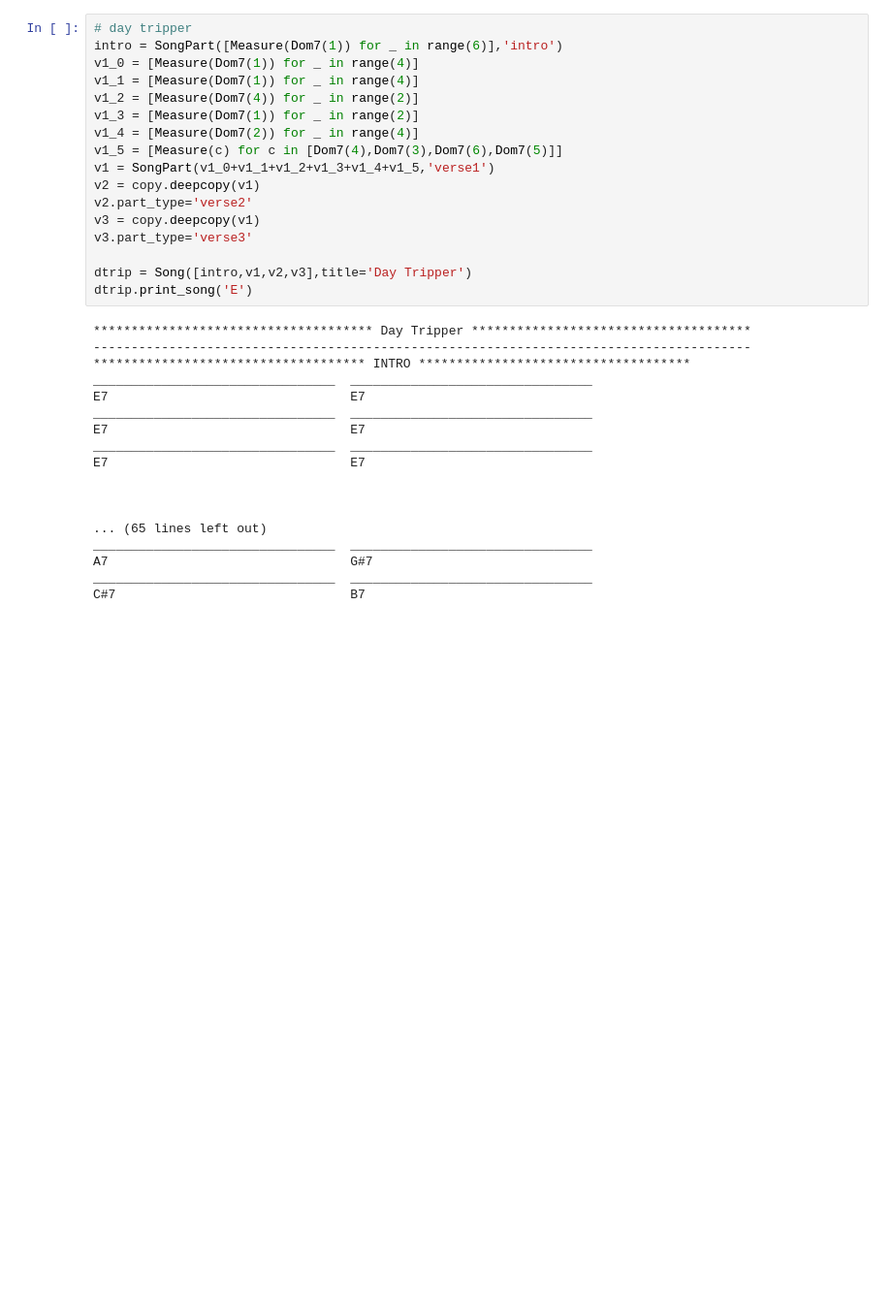
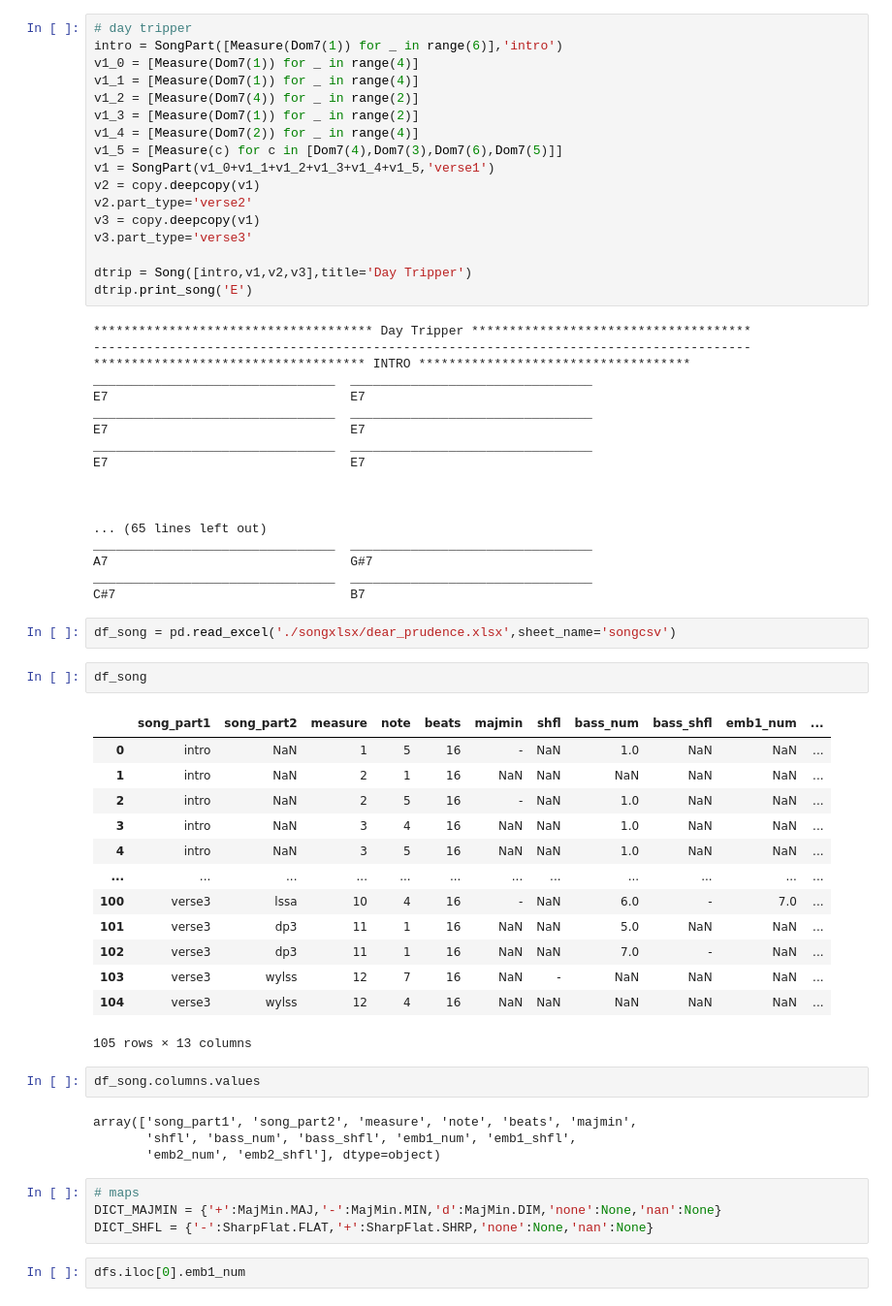
Before and after one commit to bgithub1/songdef, a Jupyter notebook: songdef/songdef.ipynb, the cells around one changed output. Shown: that part at 97% size. Cells and saved outputs as stored; diff of their text form; blank space fills up the shorter version.

Commit message:
song_from_csv

```diff
--- a/songdef/songdef.ipynb
+++ b/songdef/songdef.ipynb
@@ -742,3 +748,33 @@ ________________________________  ________________________________
 A7                                G#7
 ________________________________  ________________________________
 C#7                               B7
+# %%
+df_song = pd.read_excel('./songxlsx/dear_prudence.xlsx',sheet_name='songcsv')
+# %%
+df_song
+# %% [output]
+|  | song_part1 | song_part2 | measure | note | beats | majmin | shfl | bass_num | bass_shfl | emb1_num | ... |
+| 0 | intro | NaN | 1 | 5 | 16 | - | NaN | 1.0 | NaN | NaN | ... |
+| 1 | intro | NaN | 2 | 1 | 16 | NaN | NaN | NaN | NaN | NaN | ... |
+| 2 | intro | NaN | 2 | 5 | 16 | - | NaN | 1.0 | NaN | NaN | ... |
+| 3 | intro | NaN | 3 | 4 | 16 | NaN | NaN | 1.0 | NaN | NaN | ... |
+| 4 | intro | NaN | 3 | 5 | 16 | NaN | NaN | 1.0 | NaN | NaN | ... |
+| ... | ... | ... | ... | ... | ... | ... | ... | ... | ... | ... | ... |
+| 100 | verse3 | lssa | 10 | 4 | 16 | - | NaN | 6.0 | - | 7.0 | ... |
+| 101 | verse3 | dp3 | 11 | 1 | 16 | NaN | NaN | 5.0 | NaN | NaN | ... |
+| 102 | verse3 | dp3 | 11 | 1 | 16 | NaN | NaN | 7.0 | - | NaN | ... |
+| 103 | verse3 | wylss | 12 | 7 | 16 | NaN | - | NaN | NaN | NaN | ... |
+| 104 | verse3 | wylss | 12 | 4 | 16 | NaN | NaN | NaN | NaN | NaN | ... |
+105 rows × 13 columns
+# %%
+df_song.columns.values
+# %% [output]
+array(['song_part1', 'song_part2', 'measure', 'note', 'beats', 'majmin',
+       'shfl', 'bass_num', 'bass_shfl', 'emb1_num', 'emb1_shfl',
+       'emb2_num', 'emb2_shfl'], dtype=object)
+# %%
+# maps
+DICT_MAJMIN = {'+':MajMin.MAJ,'-':MajMin.MIN,'d':MajMin.DIM,'none':None,'nan':None}
+DICT_SHFL = {'-':SharpFlat.FLAT,'+':SharpFlat.SHRP,'none':None,'nan':None}
+# %%
+dfs.iloc[0].emb1_num
```
Also changed, not shown: parts of 16 cells of this notebook, 7 other files.
